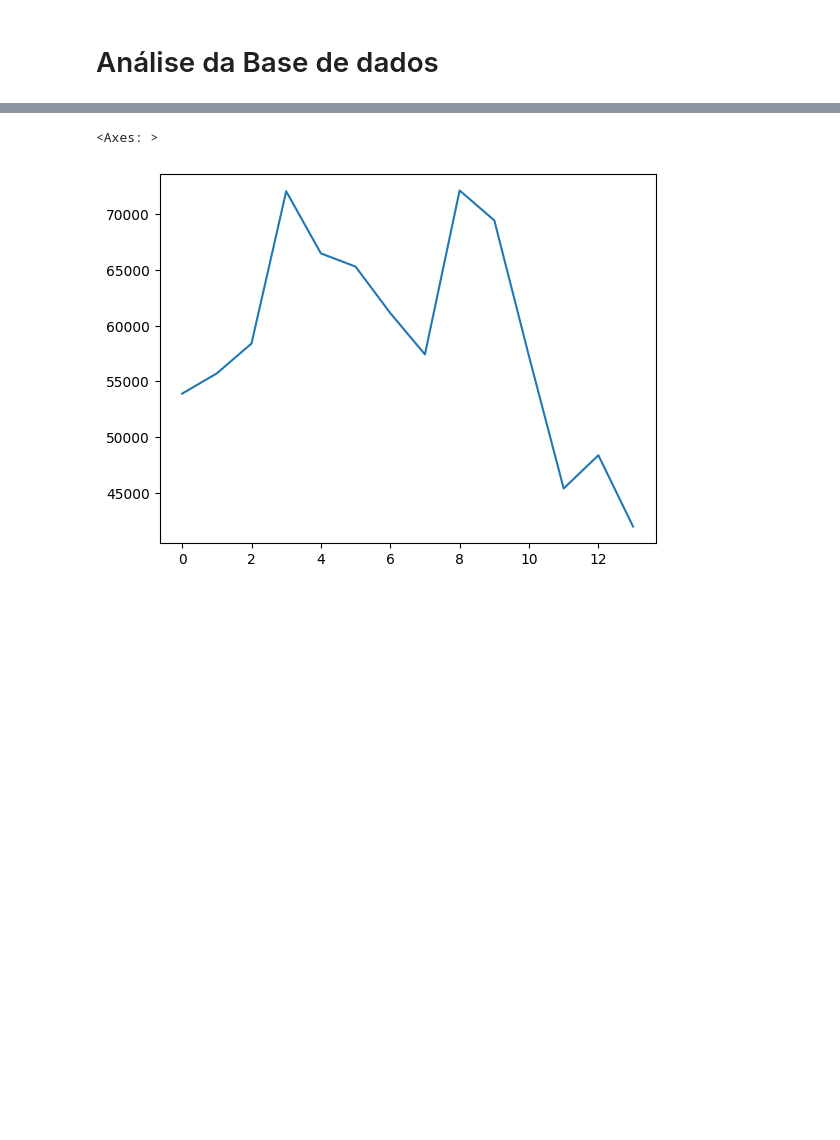
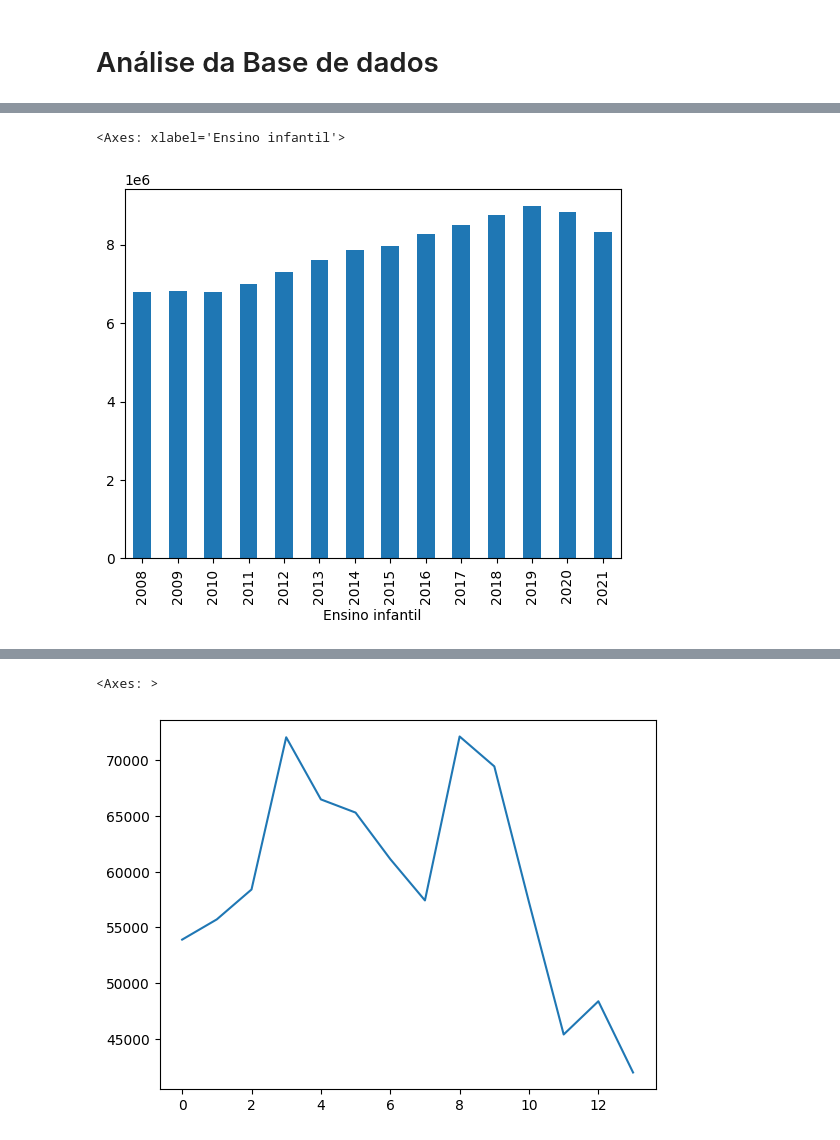
Before and after one commit to jgsjuliana/EDA_CensoEscolarIBGE, a Jupyter notebook: Projeto - Técnicas de Programação I.ipynb, the cells around one changed output, grey strips where cells are left out. Cells and saved outputs as stored; diff of their text form; code cells hidden in the pictures; blank space fills up the shorter version.

```diff
--- a/Projeto - Técnicas de Programação I.ipynb
+++ b/Projeto - Técnicas de Programação I.ipynb
@@ -298,3 +329,8 @@ media_fundamental
+# %%
+df['Ensino infantil'].plot(kind='bar', xlabel = 'Ensino infantil')
+# %% [output]
+<Axes: xlabel='Ensino infantil'>
+[figure, added]
 # %%
 df['Creche'].plot(kind='bar', xlabel = 'Creche')
 # %% [output]
```
Also changed, not shown: parts of 11 cells of this notebook.
